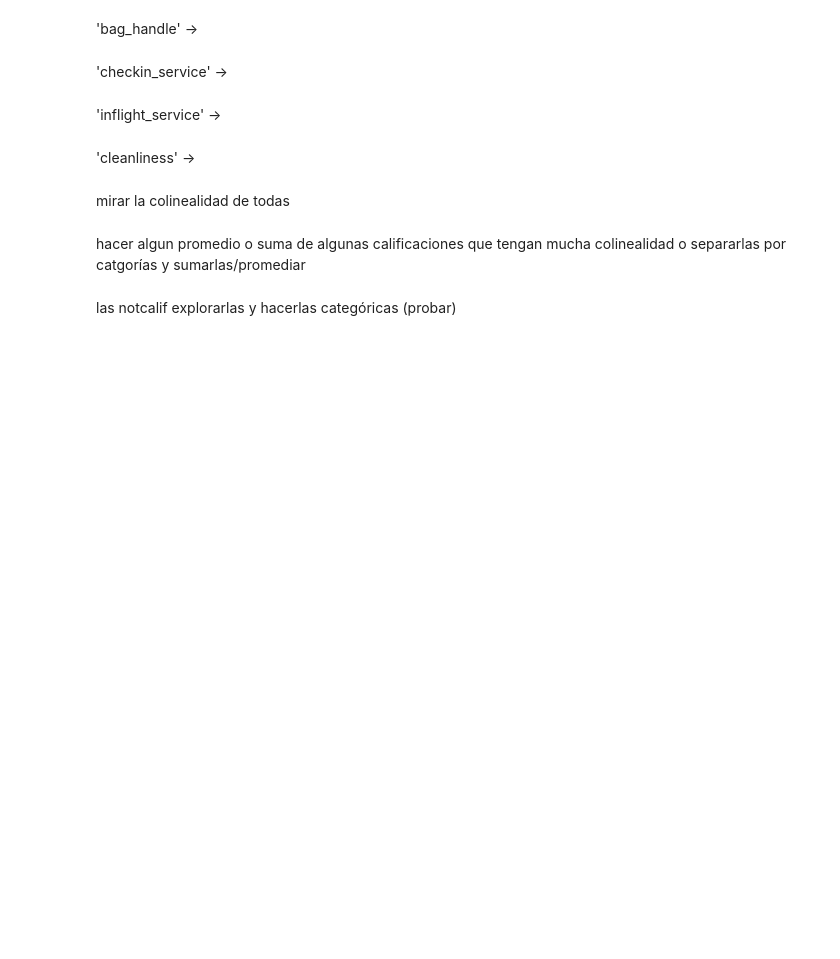
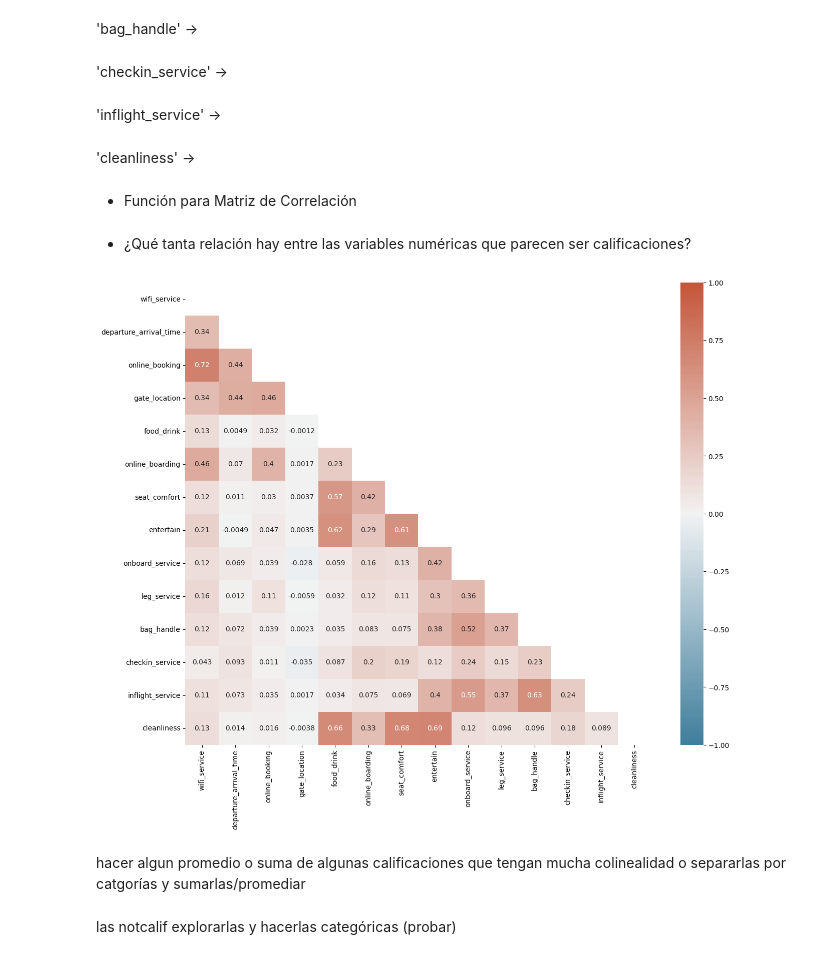
Before and after one commit to AI-School-F5-P2/proyecto_airlines_equipo_2, a Jupyter notebook: airlines.ipynb, the cells around one changed output. Cells and saved outputs as stored; diff of their text form; code cells hidden in the pictures; blank space fills up the shorter version.

```diff
--- a/airlines.ipynb
+++ b/airlines.ipynb
@@ -268,8 +293,30 @@ Se podría "esperar" (simplificando mucho la realidad) que las barras de satisfa
 'inflight_service' ->
 # %% [markdown]
 'cleanliness' ->
-# %% [markdown]
-mirar la colinealidad de todas
+# %% [markdown]
+- Función para Matriz de Correlación
+# %%
+def printcorr(df = df):
+    corr = df.corr()
+
+    # Set up the matplotlib plot configuration
+    f, ax = plt.subplots(figsize=(15, 12))
+
+    # Generate a mask for upper triangle
+    mask = np.triu(np.ones_like(corr, dtype = bool))
+
+    # Configure a custom diverging colormap
+    cmap = sns.diverging_palette(230, 20, as_cmap = True)
+
+    # Draw the heatmap
+    sns.heatmap(corr, annot=True, mask = mask, cmap=cmap, vmin=-1, vmax=1)
+# %% [markdown]
+- ¿Qué tanta relación hay entre las variables numéricas que parecen ser calificaciones?
+# %%
+df_numeric_calif = df[numeric_calif]
+printcorr(df_numeric_calif)
+# %% [output]
+[figure, added]
 # %% [markdown]
 hacer algun promedio o suma de algunas calificaciones que tengan mucha colinealidad o separarlas por catgorías y sumarlas/promediar
 # %% [markdown]
```
Also changed, not shown: parts of 25 cells of this notebook.
